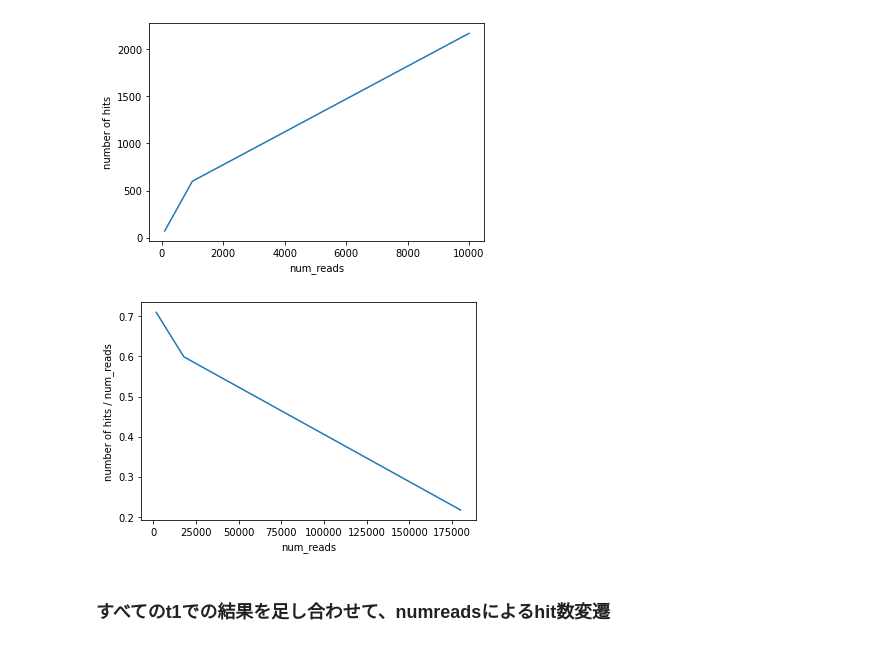
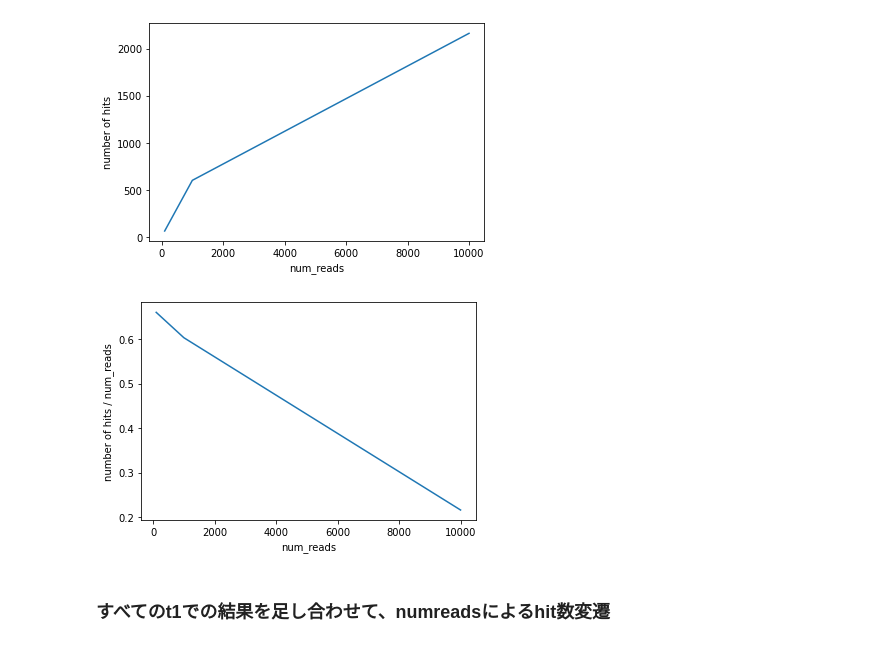
Before and after one commit to twinkle13531/master_degree, a Jupyter notebook: 202011/scripts/trials/SA/20bit_nealSA_20201124.ipynb, the cells around one changed output. Cells and saved outputs as stored; diff of their text form; code cells hidden in the pictures.

Commit message:
append figures

```diff
--- a/202011/scripts/trials/SA/20bit_nealSA_20201124.ipynb
+++ b/202011/scripts/trials/SA/20bit_nealSA_20201124.ipynb
@@ -92,0 +99,3 @@ len(valid_y_list[10])
+# %%
+reads1000_10 = len(valid_y_list[10])
+print('{} samples when t1=10 and num_reads={}'.format(reads1000_10, num_reads))
@@ -130,0 +145,3 @@ len(valid_y_list[10])
+# %%
+reads10000_10 = len(valid_y_list[10])
+print('{} samples when t1=10 and num_reads={}'.format(reads10000_10, num_reads))
@@ -131 +157,4 @@ len(valid_y_list[10])
+# %%
+num_reads_list = [100, 1000, 10000]
+num_reads_all_list = [nn*18 for nn in num_reads_list]
 # %% [markdown]
@@ -162,3 +184,5 @@ x = [100, 1000, 10000]
+# %%
+y= [reads100_10, reads1000_10, reads10000_10]
 # %%
 plt.xlabel('num_reads')
 plt.ylabel('number of hits')
@@ -167,13 +191,13 @@ plt.savefig('../../output/hit_numreads_10')
 # %% [output]
 [figure]
 # %%
-y_x = [yy/xx for (yy, xx) in zip(y, x)]
+y_x = [yy/xx for (yy, xx) in zip(y, num_reads_list)]
 
 plt.xlabel('num_reads')
 plt.ylabel('number of hits / num_reads')
-plt.plot(x, y_x)
-plt.savefig('../../output/hit_numreads_10_persent')
+plt.plot(num_reads_list, y_x)
+plt.savefig('../../../output/20bit_hit_numreads_10_percentage')
 # %% [output]
-[figure, old version]
+[figure, new version]
 # %% [markdown]
 ###  すべてのt1での結果を足し合わせて、numreadsによるhit数変遷
```
Also changed, not shown: parts of 37 cells of this notebook.
